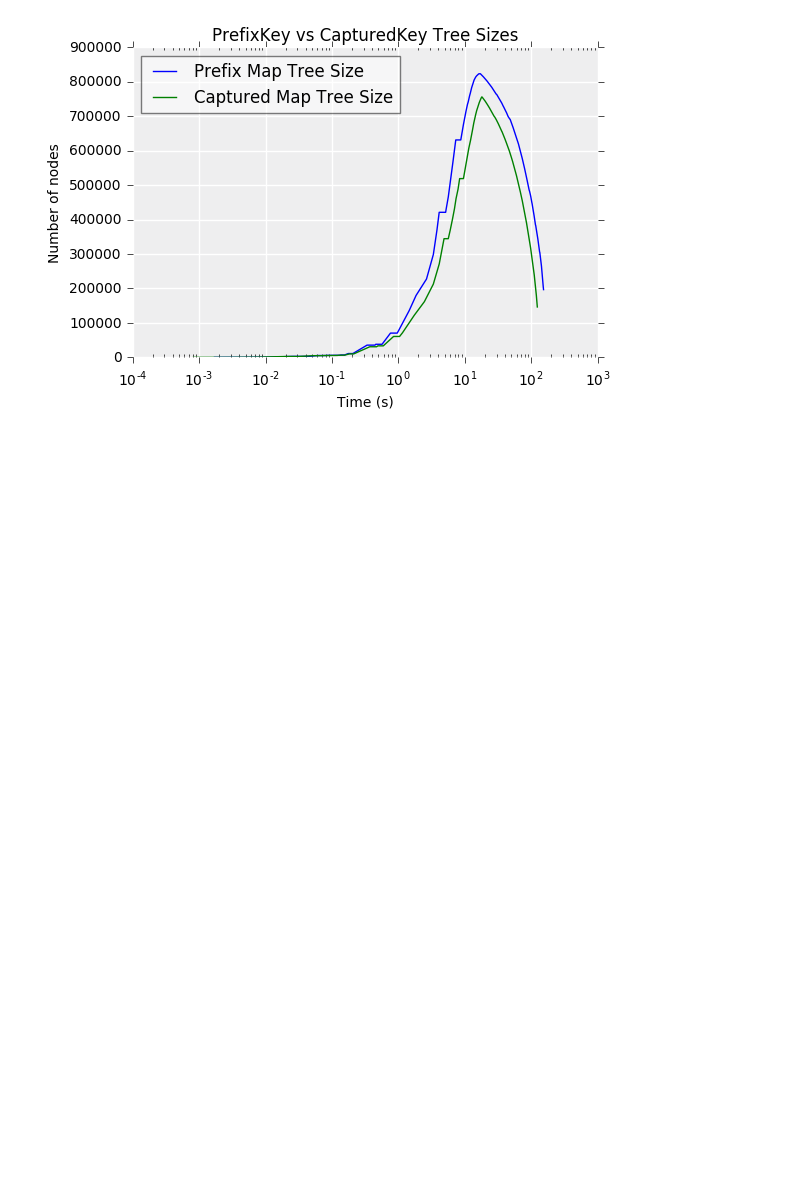
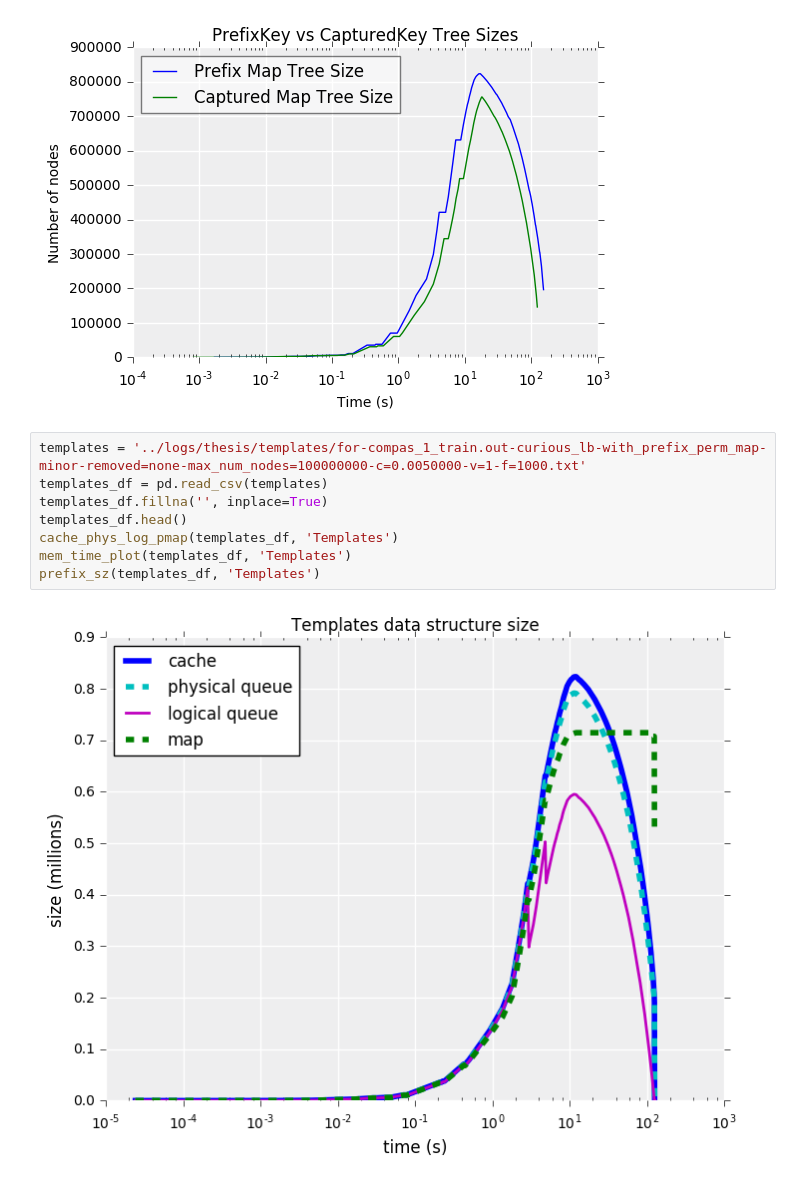
Before and after one commit to alexzheng587/corels, a Jupyter notebook: notebooks/Logs.ipynb, the cells around one changed output. Drawn from its saved outputs; the diff is of its cells as text; blank space fills up the shorter version.

```diff
--- a/notebooks/Logs.ipynb
+++ b/notebooks/Logs.ipynb
@@ -242,3 +259,13 @@ plt.legend(fontsize=fs, framealpha=0.5, loc='best')
 plt.show()
 # %% [output]
 [figure]
+# %%
+templates = '../logs/thesis/templates/for-compas_1_train.out-curious_lb-with_prefix_perm_map-minor-removed=none-max_num_nodes=100000000-c=0.0050000-v=1-f=1000.txt'
+templates_df = pd.read_csv(templates)
+templates_df.fillna('', inplace=True)
+templates_df.head()
+cache_phys_log_pmap(templates_df, 'Templates')
+mem_time_plot(templates_df, 'Templates')
+prefix_sz(templates_df, 'Templates')
+# %% [output]
+[figure, added]
```
Also changed, not shown: parts of 9 cells of this notebook.
